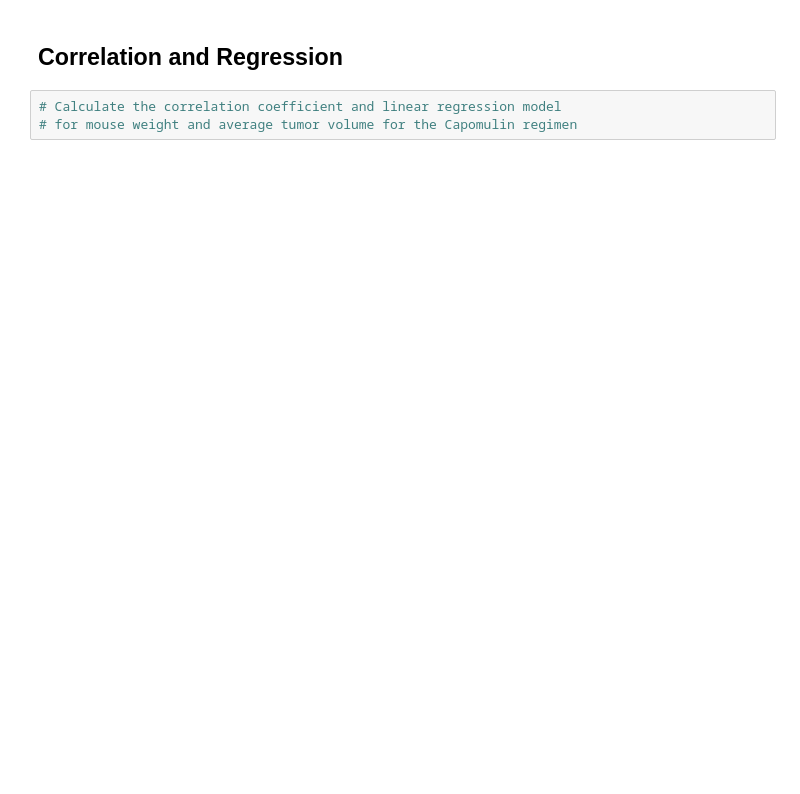
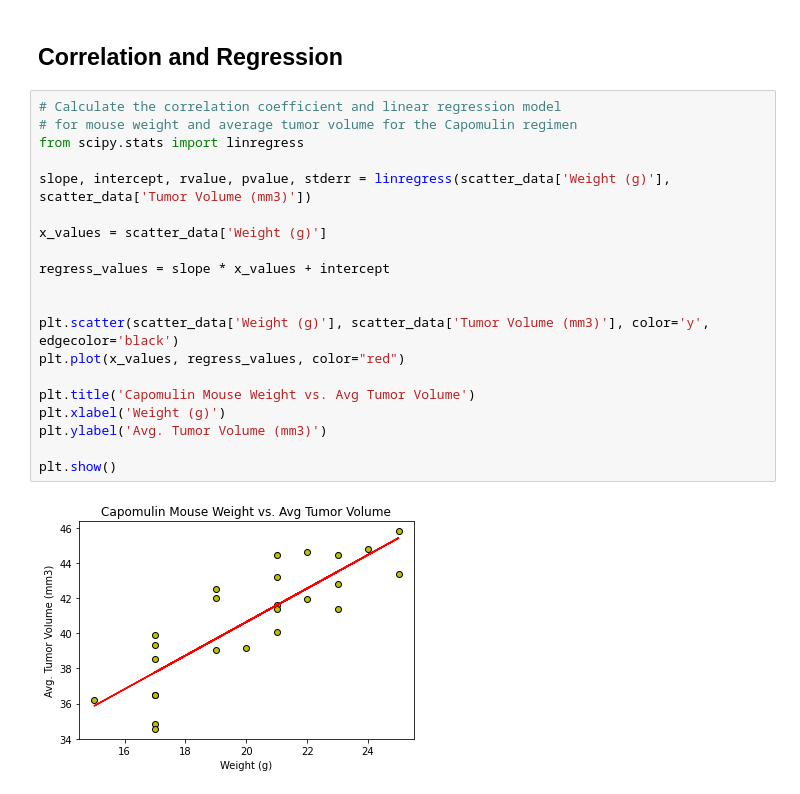
Before and after one commit to cbeachey/databootcamp-homework, a Jupyter notebook: Unit 5 Matplotlib/pymaceuticals_starter.ipynb, the cells around one changed output. Saved outputs shown, nothing was run; the diff lists cells and outputs as text; blank space fills up the shorter version.

Commit message:
lin regression

```diff
--- a/Unit 5 Matplotlib/pymaceuticals_starter.ipynb
+++ b/Unit 5 Matplotlib/pymaceuticals_starter.ipynb
@@ -293,5 +295,24 @@ plt.show()
 # %% [markdown]
 ## Correlation and Regression
-# %%
-# Calculate the correlation coefficient and linear regression model
-# for mouse weight and average tumor volume for the Capomulin regimen
+# %%
+# Calculate the correlation coefficient and linear regression model
+# for mouse weight and average tumor volume for the Capomulin regimen
+from scipy.stats import linregress
+
+slope, intercept, rvalue, pvalue, stderr = linregress(scatter_data['Weight (g)'], scatter_data['Tumor Volume (mm3)'])
+
+x_values = scatter_data['Weight (g)']
+
+regress_values = slope * x_values + intercept
+
+
+plt.scatter(scatter_data['Weight (g)'], scatter_data['Tumor Volume (mm3)'], color='y', edgecolor='black')
+plt.plot(x_values, regress_values, color="red")
+
+plt.title('Capomulin Mouse Weight vs. Avg Tumor Volume')
+plt.xlabel('Weight (g)')
+plt.ylabel('Avg. Tumor Volume (mm3)')
+
+plt.show()
+# %% [output]
+[figure, added]
```
Also changed, not shown: parts of 1 cell of this notebook.
